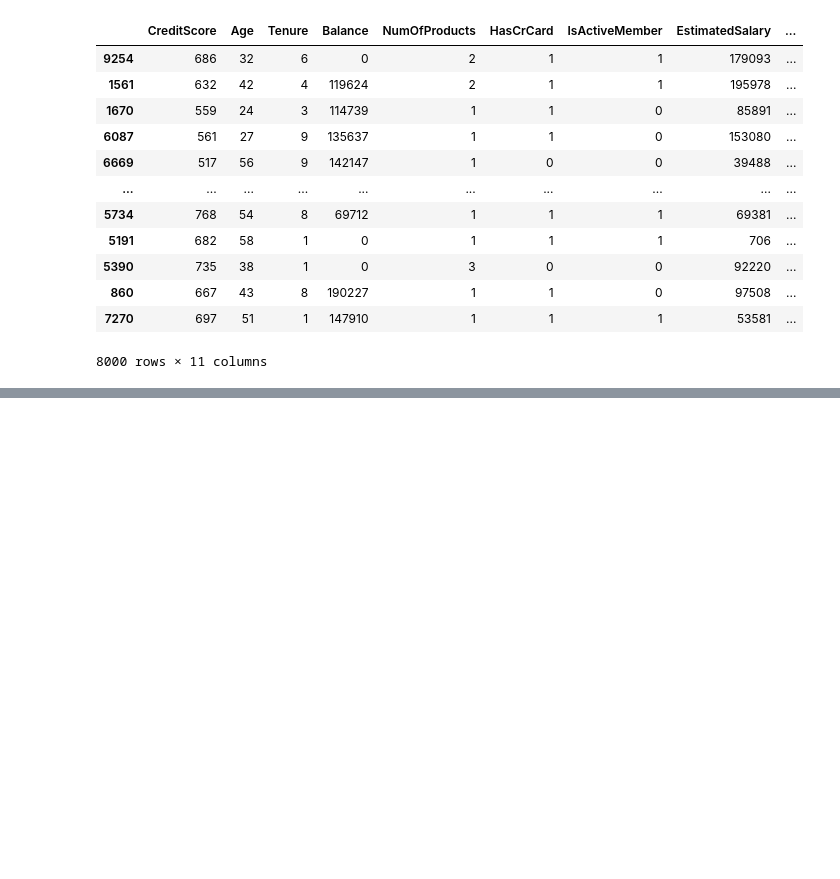
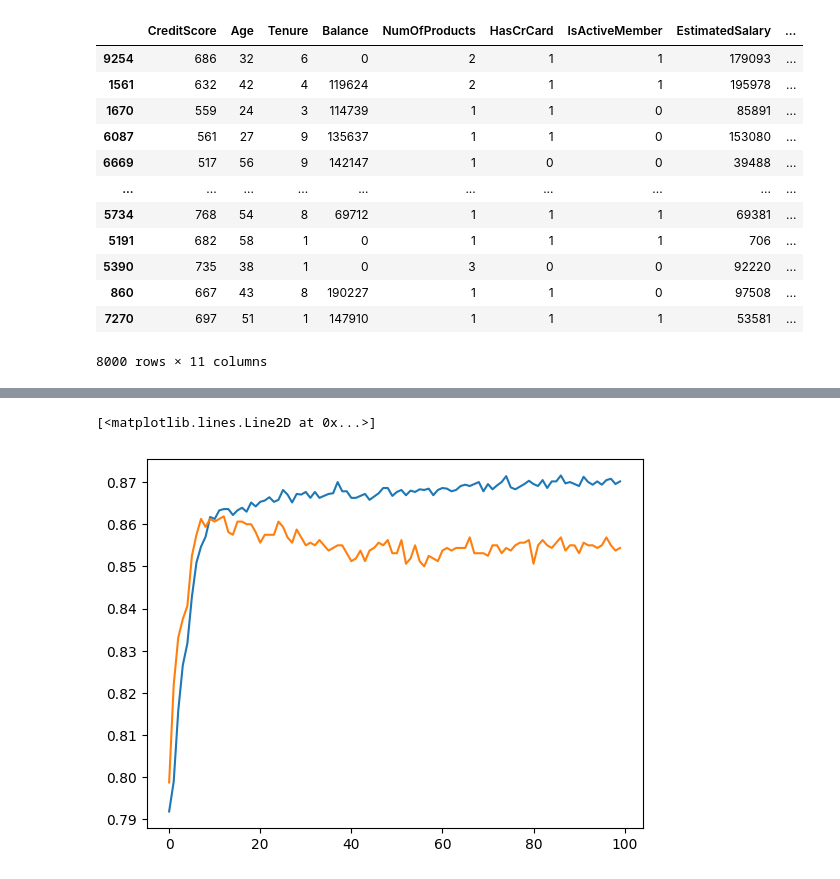
Before and after one commit to chandkiran/Customer-churn-prediction-using-ANN, a Jupyter notebook: Churn.ipynb, the cells around one changed output, grey strips where cells are left out. Cells and saved outputs as stored; diff of their text form; code cells hidden in the pictures; blank space fills up the shorter version.

```diff
--- a/Untitled.ipynb
+++ b/Churn.ipynb
@@ -232,0 +362,6 @@ X_test_scaled=
+# %%
+plt.plot(history.history['accuracy'])
+plt.plot(history.history['val_accuracy'])
+# %% [output]
+[<matplotlib.lines.Line2D at 0x...>]
+[figure, added]
```
Also changed, not shown: parts of 17 cells of this notebook.
